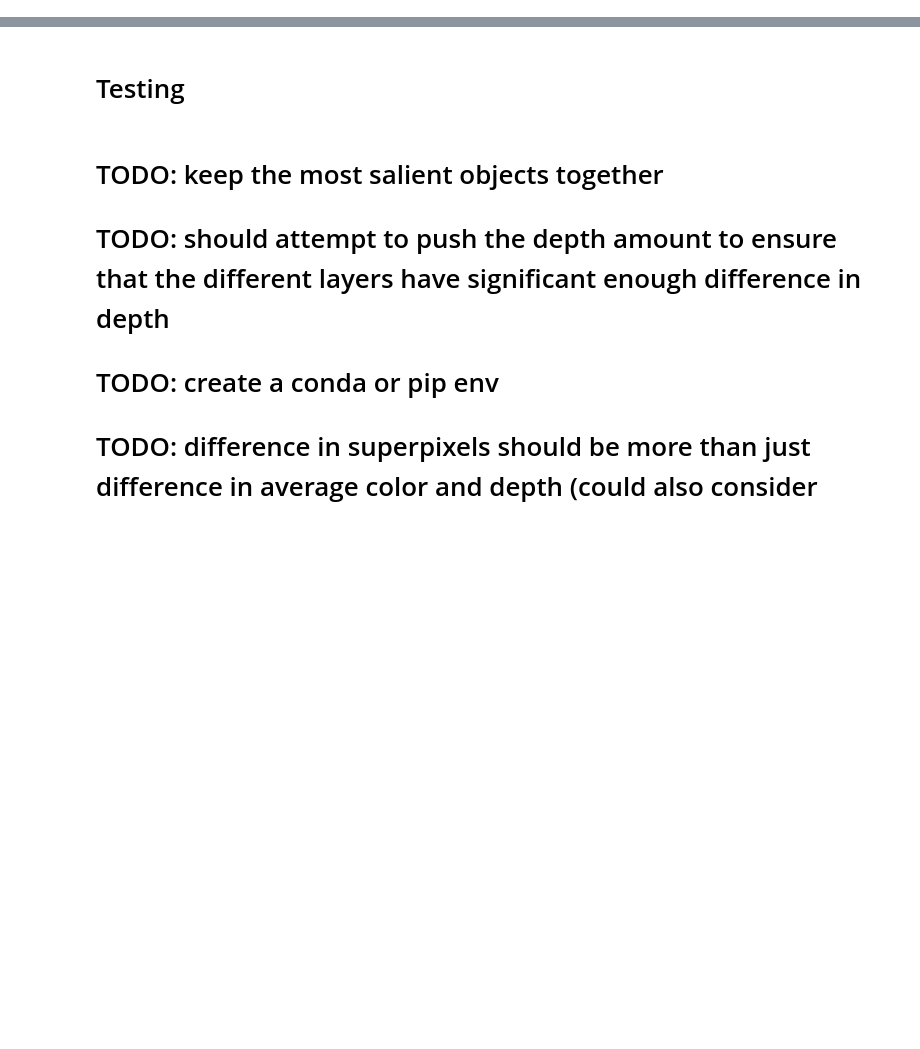
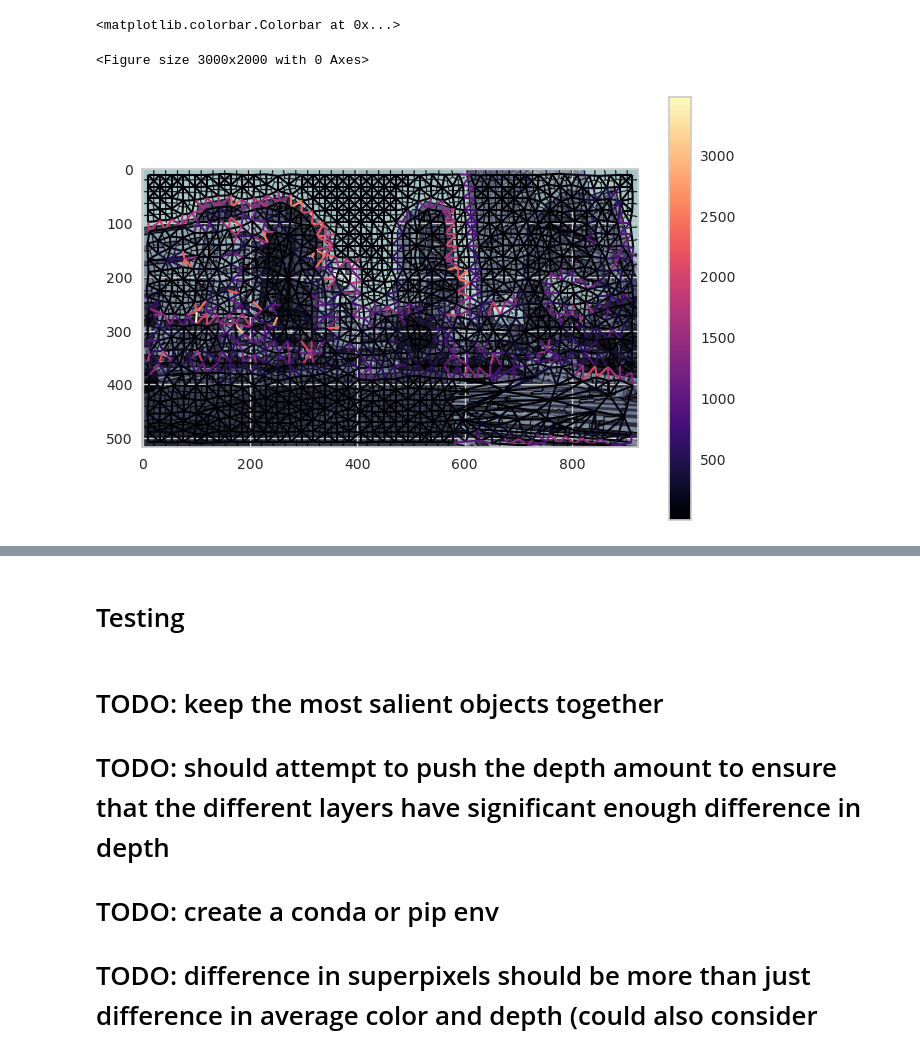
Before and after one commit to koitu/cs413-computational-photography-project, a Jupyter notebook: graph_testing.ipynb, the cells around one changed output, grey strips where cells are left out. Drawn from its saved outputs; the diff is of its cells as text; code cells hidden in the pictures; blank space fills up the shorter version.

```diff
--- a/graph_testing.ipynb
+++ b/graph_testing.ipynb
@@ -110,0 +301,8 @@ while g.number_of_nodes() > optimalK:
+# %%
+plt.figure(figsize=(30, 20))
+lc = graph.show_rag(rag.labels, rag.graph, rag.img)
+plt.colorbar(lc)
+# %% [output]
+<matplotlib.colorbar.Colorbar at 0x...>
+<Figure size 3000x2000 with 0 Axes>
+[figure, added]
```
Also changed, not shown: parts of 25 cells of this notebook, 1 other file.
